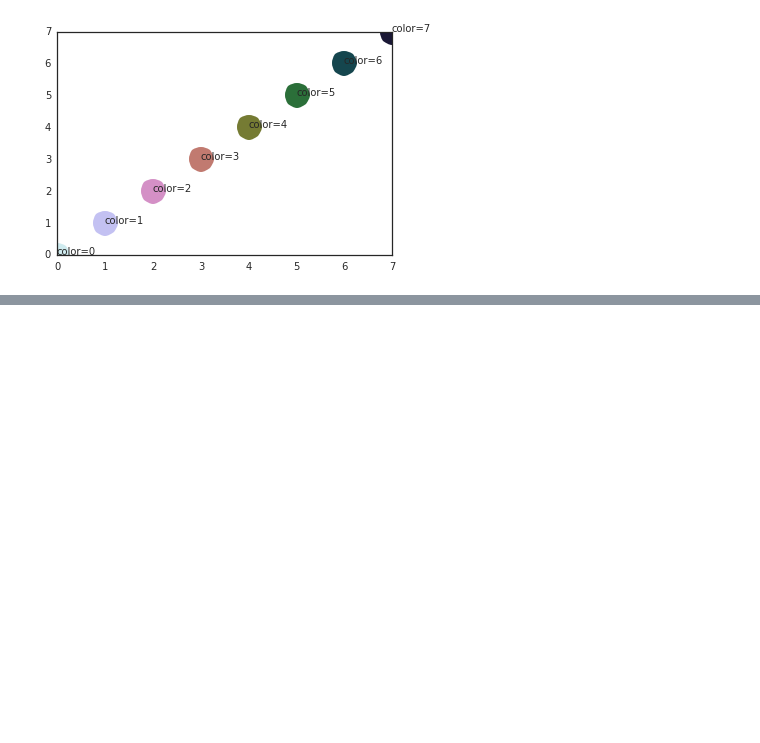
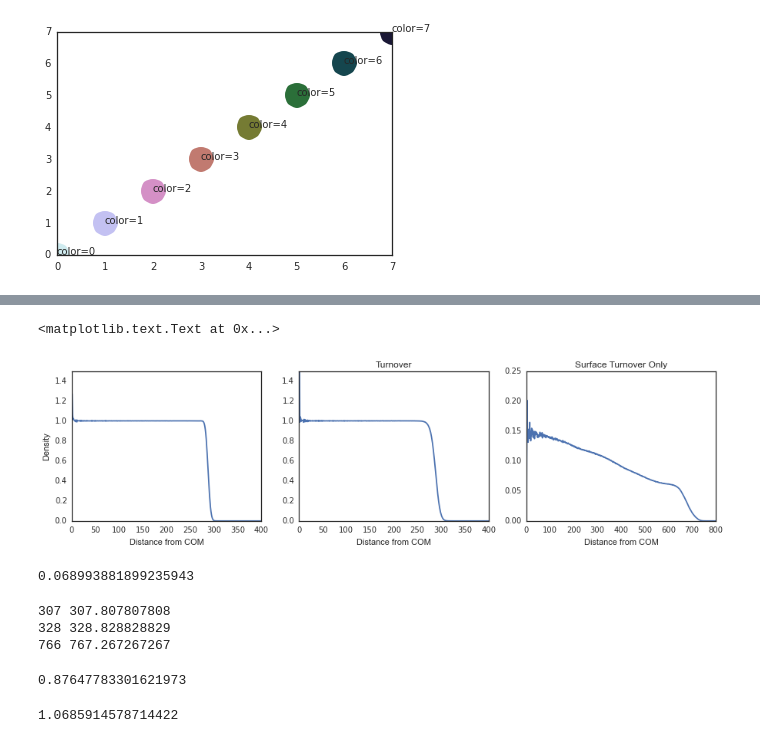
Before and after one commit to zafarali/tumorheterogeneity, a Jupyter notebook: haplotypePlot.ipynb, the cells around one changed output, grey strips where cells are left out. Cells and saved outputs as stored; diff of their text form; code cells hidden in the pictures; blank space fills up the shorter version.

```diff
--- a/haplotypePlot.ipynb
+++ b/haplotypePlot.ipynb
@@ -234,0 +238,60 @@ plt.savefig('test2.png', dpi=300)
+# %%
+
+r100 = np.load('./hist2/1_0_0/1_0_0_outs_r_meaned.npy')
+rho100 = np.load('./hist2/1_0_0/1_0_0_outs_rho_corrected.npy')
+
+r101 = np.load('./hist2/1_0_1/1_0_1_outs_r_meaned.npy')
+rho101 = np.load('./hist2/1_0_1/1_0_1_outs_rho_corrected.npy')
+
+r111 = np.load('./hist2/1_1_1/1_1_1_outs_r_meaned.npy')
+rho111 = np.load('./hist2/1_1_1/1_1_1_outs_rho_corrected.npy')
+
+plt.figure(figsize=(15,3.5))
+plt.subplot(131)
+plt.plot(r100, rho100)
+plt.ylim([0,1.5])
+plt.xlim([0,400])
+plt.ylabel('Density')
+plt.xlabel('Distance from COM')
+
+plt.subplot(133)
+plt.title('No Turnover')
+plt.plot(r101, rho101)
+plt.ylim([0,0.25])
+plt.xlim([0,800])
+plt.title('Surface Turnover Only')
+plt.xlabel('Distance from COM')
+
+
+plt.subplot(132)
+plt.plot(r111, rho111)
+plt.title('Turnover')
+plt.ylim([0,1.5])
+plt.xlim([0,400])
+plt.xlabel('Distance from COM')
+# %% [output]
+<matplotlib.text.Text at 0x...>
+[figure, added]
+# %%
+np.mean(rho101)
+# %% [output]
+0.068993881899235943
+# %%
+print np.argmin(rho100),r100[307]
+r100max = r100[307]
+print np.argmin(rho111),r111[328]
+r111max = r111[328]
+print np.argmin(rho101[1:]),r101[766]
+r101max = r101[766]
+# %% [output]
+307 307.807807808
+328 328.828828829
+766 767.267267267
+# %%
+(r101max/r111max)**3 * np.mean(rho101)
+# %% [output]
+0.87647783301621973
+# %%
+(r101max/r100max)**3 * np.mean(rho101)
+# %% [output]
+1.0685914578714422
```
Also changed, not shown: parts of 1 cell of this notebook, 5 other files.
